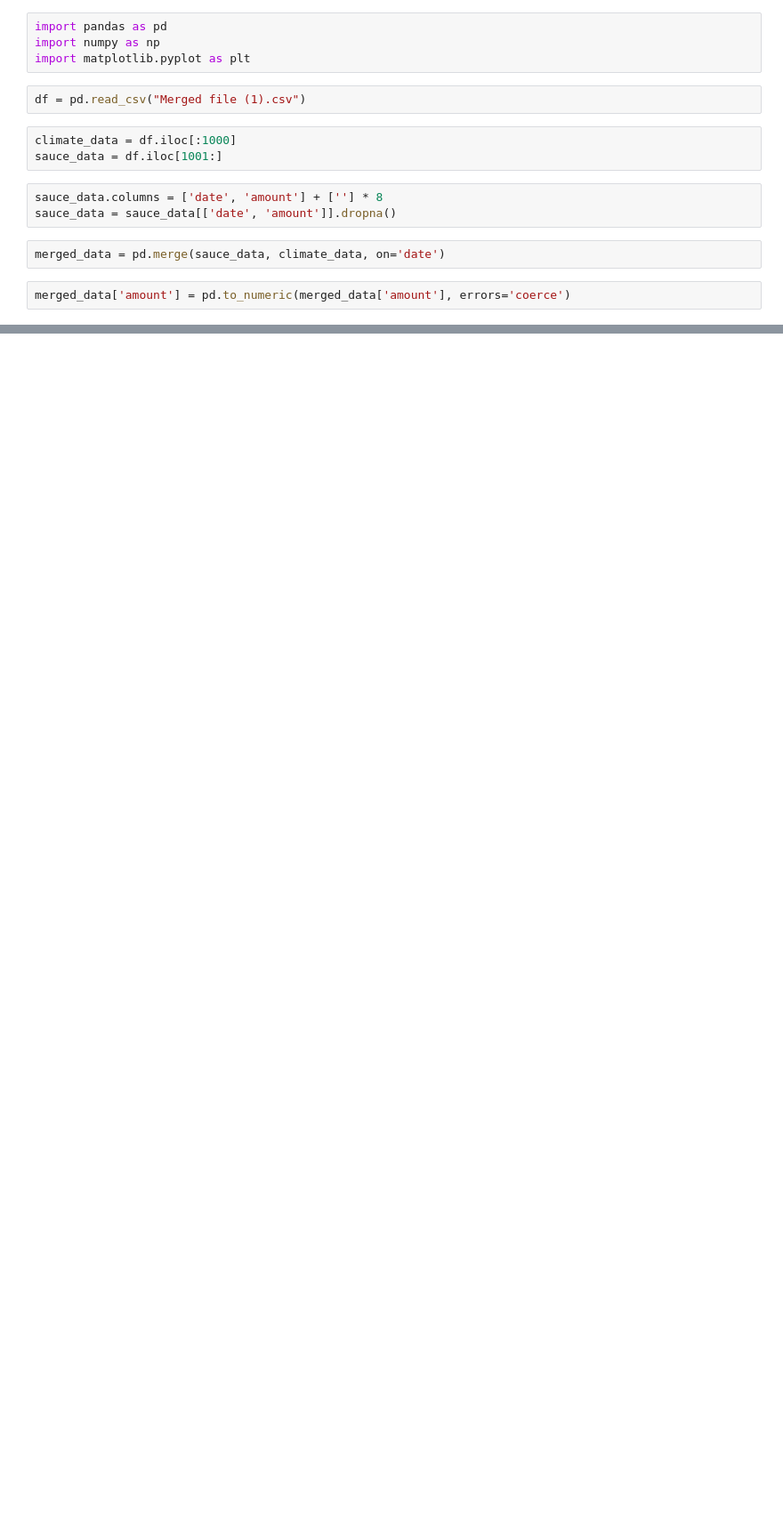
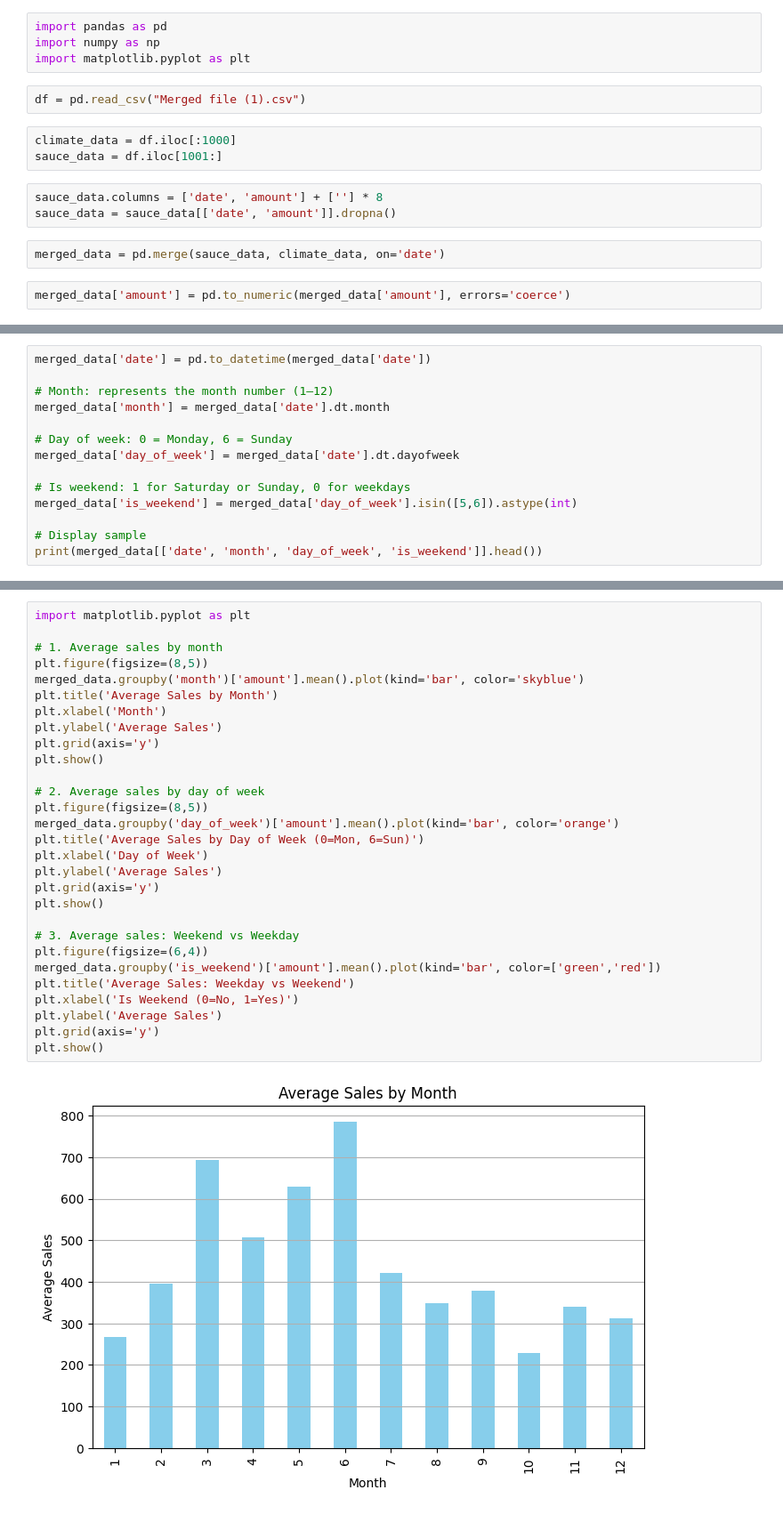
Before and after one commit to mitalin92/Time_Series_Project_BBQSales, a Jupyter notebook: barchartbbq.ipynb, the cells around one changed output, grey strips where cells are left out. Shown at 89% size. Cells and saved outputs as stored; diff of their text form; blank space fills up the shorter version.

```diff
--- a/barchartbbq.ipynb
+++ b/barchartbbq.ipynb
@@ -83,0 +276,14 @@ The analysis confirms the expected relationship: **sunny weather = higher BBQ sa
+# %%
+merged_data['date'] = pd.to_datetime(merged_data['date'])
+
+# Month: represents the month number (1–12)
+merged_data['month'] = merged_data['date'].dt.month
+
+# Day of week: 0 = Monday, 6 = Sunday
+merged_data['day_of_week'] = merged_data['date'].dt.dayofweek
+
+# Is weekend: 1 for Saturday or Sunday, 0 for weekdays
+merged_data['is_weekend'] = merged_data['day_of_week'].isin([5,6]).astype(int)
+
+# Display sample
+print(merged_data[['date', 'month', 'day_of_week', 'is_weekend']].head())
@@ -83,0 +297,31 @@ The analysis confirms the expected relationship: **sunny weather = higher BBQ sa
+# %%
+import matplotlib.pyplot as plt
+
+# 1. Average sales by month
+plt.figure(figsize=(8,5))
+merged_data.groupby('month')['amount'].mean().plot(kind='bar', color='skyblue')
+plt.title('Average Sales by Month')
+plt.xlabel('Month')
+plt.ylabel('Average Sales')
+plt.grid(axis='y')
+plt.show()
+
+# 2. Average sales by day of week
+plt.figure(figsize=(8,5))
+merged_data.groupby('day_of_week')['amount'].mean().plot(kind='bar', color='orange')
+plt.title('Average Sales by Day of Week (0=Mon, 6=Sun)')
+plt.xlabel('Day of Week')
+plt.ylabel('Average Sales')
+plt.grid(axis='y')
+plt.show()
+
+# 3. Average sales: Weekend vs Weekday
+plt.figure(figsize=(6,4))
+merged_data.groupby('is_weekend')['amount'].mean().plot(kind='bar', color=['green','red'])
+plt.title('Average Sales: Weekday vs Weekend')
+plt.xlabel('Is Weekend (0=No, 1=Yes)')
+plt.ylabel('Average Sales')
+plt.grid(axis='y')
+plt.show()
+# %% [output]
+[figure, added]
```
Also changed, not shown: parts of 26 cells of this notebook.
